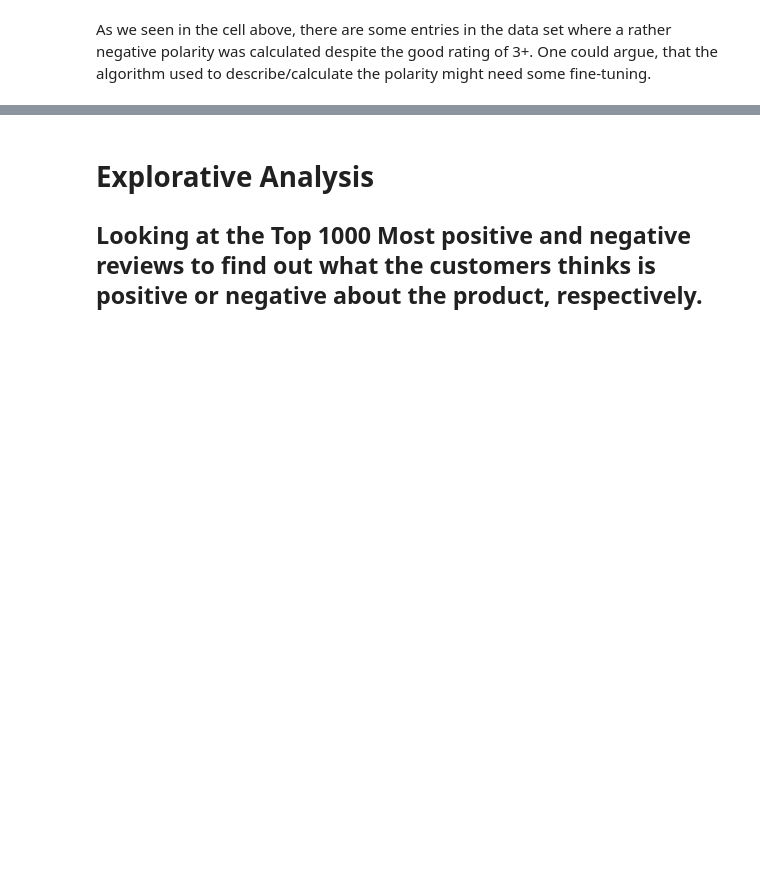
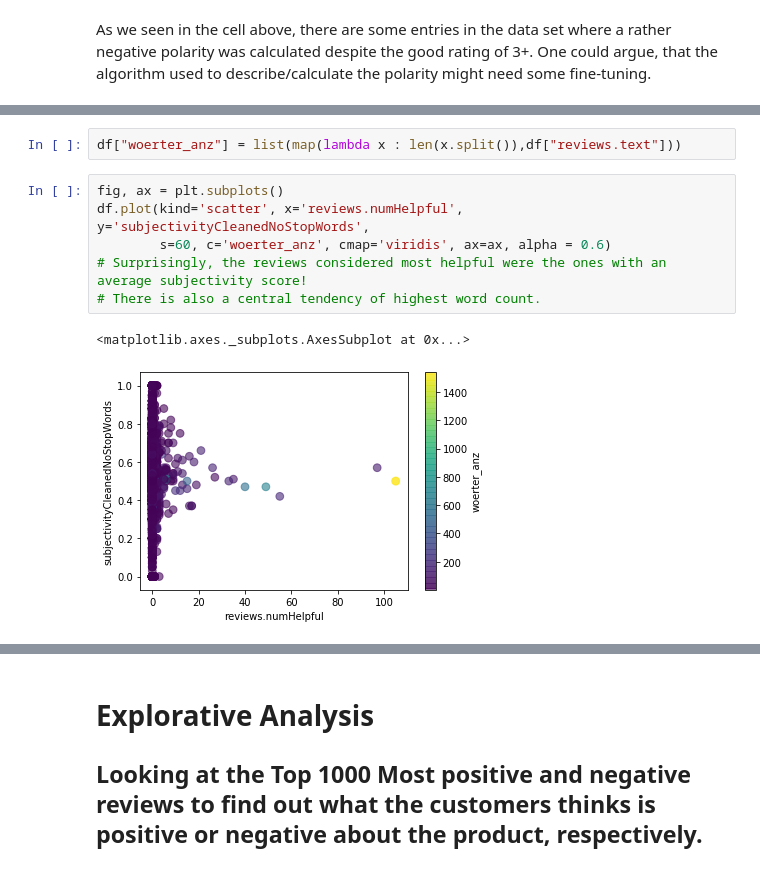
Before and after one commit to Krisselack/FHWN_Analysewerkzeuge, a Jupyter notebook: Sentiment.ipynb, the cells around one changed output, grey strips where cells are left out. Cells and saved outputs as stored; diff of their text form; blank space fills up the shorter version.

```diff
--- a/Sentiment.ipynb
+++ b/Sentiment.ipynb
@@ -149,0 +199,11 @@ As we seen in the cell above, there are some entries in the data set where a rat
+# %%
+df["woerter_anz"] = list(map(lambda x : len(x.split()),df["reviews.text"]))
+# %%
+fig, ax = plt.subplots()
+df.plot(kind='scatter', x='reviews.numHelpful', y='subjectivityCleanedNoStopWords',
+        s=60, c='woerter_anz', cmap='viridis', ax=ax, alpha = 0.6)
+# Surprisingly, the reviews considered most helpful were the ones with an average subjectivity score!
+# There is also a central tendency of highest word count.
+# %% [output]
+<matplotlib.axes._subplots.AxesSubplot at 0x...>
+[figure, added]
```
Also changed, not shown: parts of 15 cells of this notebook, 2 other files.
